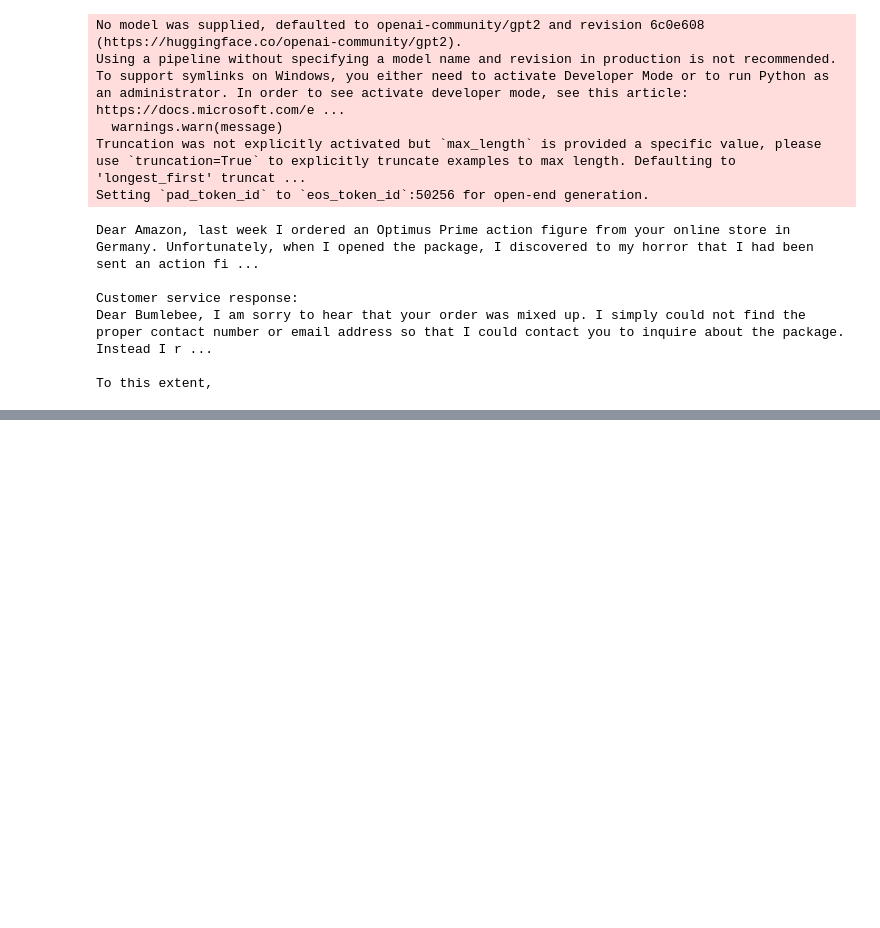
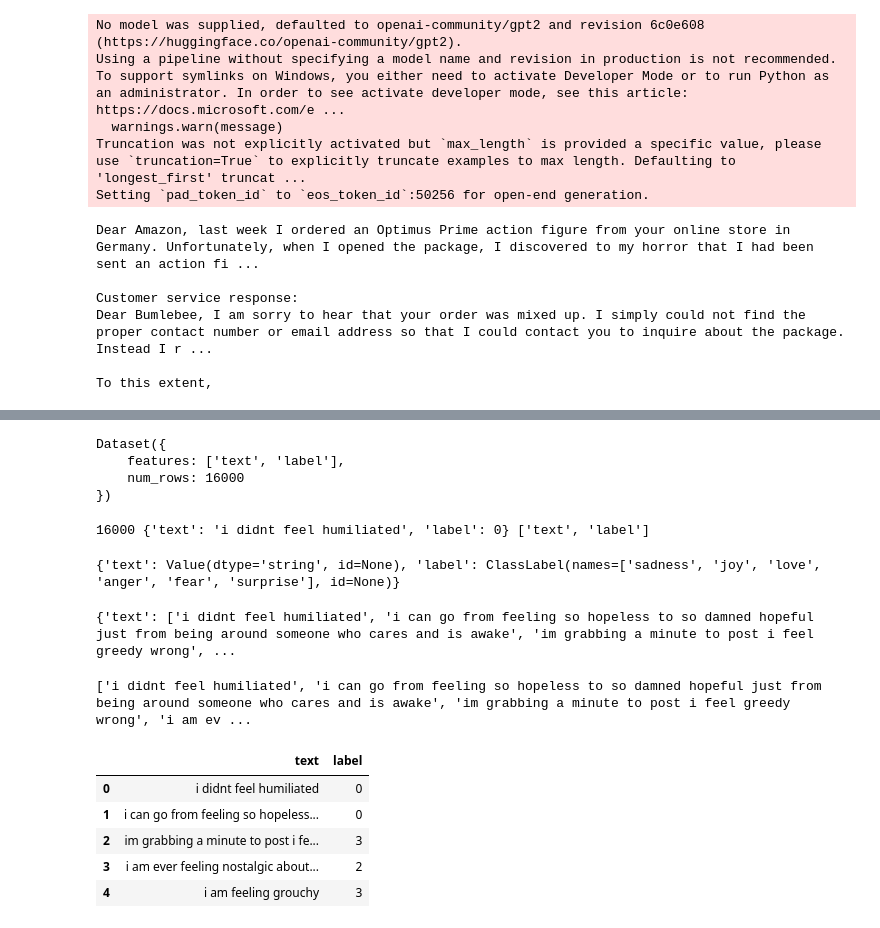
Before and after one commit to yugahirai/invention, a Jupyter notebook: a.ipynb, the cells around one changed output, grey strips where cells are left out. Drawn from its saved outputs; the diff is of its cells as text; code cells hidden in the pictures; blank space fills up the shorter version.

```diff
--- a/a.ipynb
+++ b/a.ipynb
@@ -110,0 +145,35 @@ To this extent,
+# %%
+train_ds = emotions["train"]
+train_ds
+# %% [output]
+Dataset({
+    features: ['text', 'label'],
+    num_rows: 16000
+})
+# %%
+print(len(train_ds), train_ds[0], train_ds.column_names)
+# %% [output]
+16000 {'text': 'i didnt feel humiliated', 'label': 0} ['text', 'label']
+# %%
+print(train_ds.features)
+# %% [output]
+{'text': Value(dtype='string', id=None), 'label': ClassLabel(names=['sadness', 'joy', 'love', 'anger', 'fear', 'surprise'], id=None)}
+# %%
+print(train_ds[:5])
+# %% [output]
+{'text': ['i didnt feel humiliated', 'i can go from feeling so hopeless to so damned hopeful just from being around someone who cares and is awake', 'im grabbing a minute to post i feel greedy wrong', ...
+# %%
+print(train_ds["text"][:5])
+# %% [output]
+['i didnt feel humiliated', 'i can go from feeling so hopeless to so damned hopeful just from being around someone who cares and is awake', 'im grabbing a minute to post i feel greedy wrong', 'i am ev ...
+# %%
+emotions.set_format(type='pandas')
+df = emotions["train"][:]
+df.head()
+# %% [output]
+|  | text | label |
+| 0 | i didnt feel humiliated | 0 |
+| 1 | i can go from feeling so hopeless... | 0 |
+| 2 | im grabbing a minute to post i fe... | 3 |
+| 3 | i am ever feeling nostalgic about... | 2 |
+| 4 | i am feeling grouchy | 3 |
```
Also changed, not shown: parts of 7 cells of this notebook.
